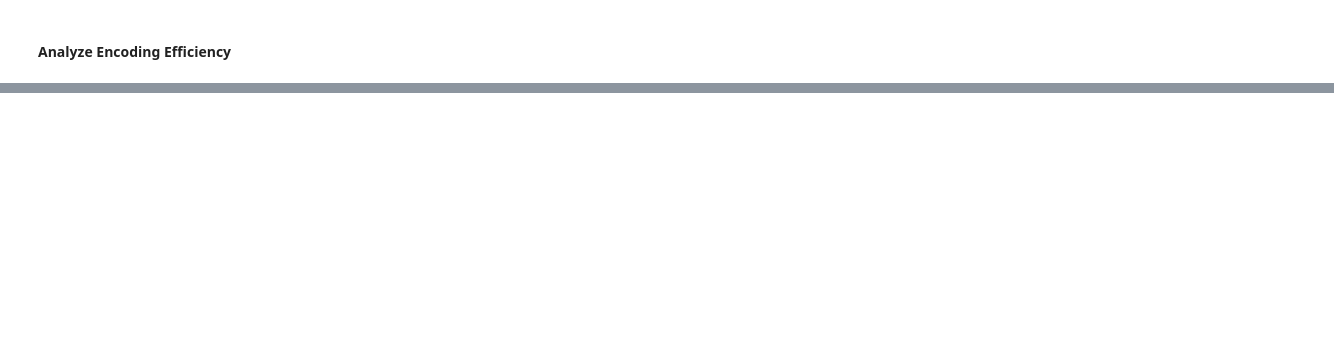
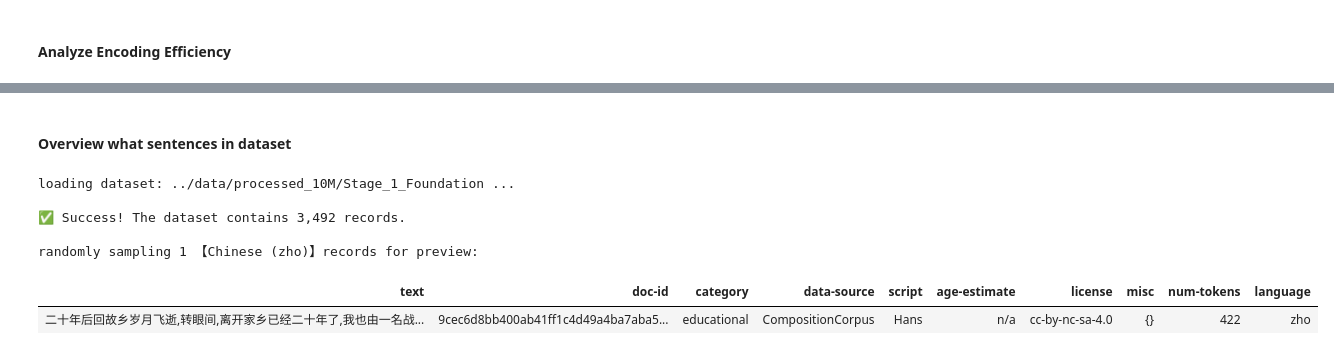
Before and after one commit to Kai-Hao2002/BabyLM_Challenge_III, a Jupyter notebook: notebooks/01_data_eda.ipynb, the cells around one changed output, grey strips where cells are left out. Cells and saved outputs as stored; diff of their text form; code cells hidden in the pictures; blank space fills up the shorter version.

```diff
--- a/notebooks/01_data_eda.ipynb
+++ b/notebooks/01_data_eda.ipynb
@@ -373,0 +358,65 @@ display(df_eff)
+# %% [markdown]
+#### Overview what sentences in dataset
+# %%
+import os
+import pandas as pd
+from datasets import load_from_disk, DatasetDict, Dataset
+from IPython.display import display, HTML
+
+# 1. set dataset path (change this to your actual path)
+# if you want to directly look at the "cleaned raw dataset folders" for each language, you can uncomment this line:
+dataset_path = "../data/processed_10M/Stage_1_Foundation"
+
+# if you want to look at the original "mixed dataset" that we just created, you can use this line instead:
+# dataset_path = "../data/raw/zho_dataset"
+
+print(f"loading dataset: {dataset_path} ...\n")
+
+if not os.path.exists(dataset_path):
+    print(f"⚠️ Error: Path not found {dataset_path}, please confirm your terminal has successfully generated the files.")
+else:
+    # 2. load dataset using Hugging Face's load_from_disk
+    ds = load_from_disk(dataset_path)
+
+    # 3. dynamically convert to Pandas DataFrame for easy manipulation and preview
+    if isinstance(ds, (DatasetDict, dict)):
+        if 'train' in ds:
+            df = ds['train'].to_pandas()
+        else:
+            first_split = list(ds.keys())[0]
+            df = ds[first_split].to_pandas()
+    elif isinstance(ds, Dataset):
+        df = ds.to_pandas()
+    else:
+        raise TypeError("Unknown dataset format")
+
+    print(f"✅ Success! The dataset contains {len(df):,} records.")
+
+    # 4. set Pandas display format to show full text without truncation
+    pd.set_option('display.max_colwidth', None)
+
+    # 5. randomly sample 10 rows for preview, ensuring we see a variety of languages if available
+    sample_size = 1
+
+    if 'language' in df.columns:
+        # sample only from Chinese (zho) if language column exists, to check the tokenization of Chinese characters
+        df_zho = df[df['language'] == 'zho']
+        actual_sample_size = min(sample_size, len(df_zho))
+        print(f"\nrandomly sampling {actual_sample_size} 【Chinese (zho)】records for preview:")
+        df_sample = df_zho.sample(n=actual_sample_size)
+    else:
+        # if it's a raw_dataset without a language column, just sample directly
+        actual_sample_size = min(sample_size, len(df))
+        print(f"\nrandomly sampling {actual_sample_size} records for preview:")
+        df_sample = df.sample(n=actual_sample_size)
+
+    # 6. use HTML to render a nice table
+    display(HTML(df_sample.to_html(index=False)))
+# %% [output]
+loading dataset: ../data/processed_10M/Stage_1_Foundation ...
+
+✅ Success! The dataset contains 3,492 records.
+
+randomly sampling 1 【Chinese (zho)】records for preview:
+| text | doc-id | category | data-source | script | age-estimate | license | misc | num-tokens | language |
+| 二十年后回故乡岁月飞逝,转眼间,离开家乡已经二十年了,我也由一名战... | 9cec6d8bb400ab41ff1c4d49a4ba7aba5... | educational | CompositionCorpus | Hans | n/a | cc-by-nc-sa-4.0 | {} | 422 | zho |
```
Also changed, not shown: parts of 8 cells of this notebook, 10 other files.
